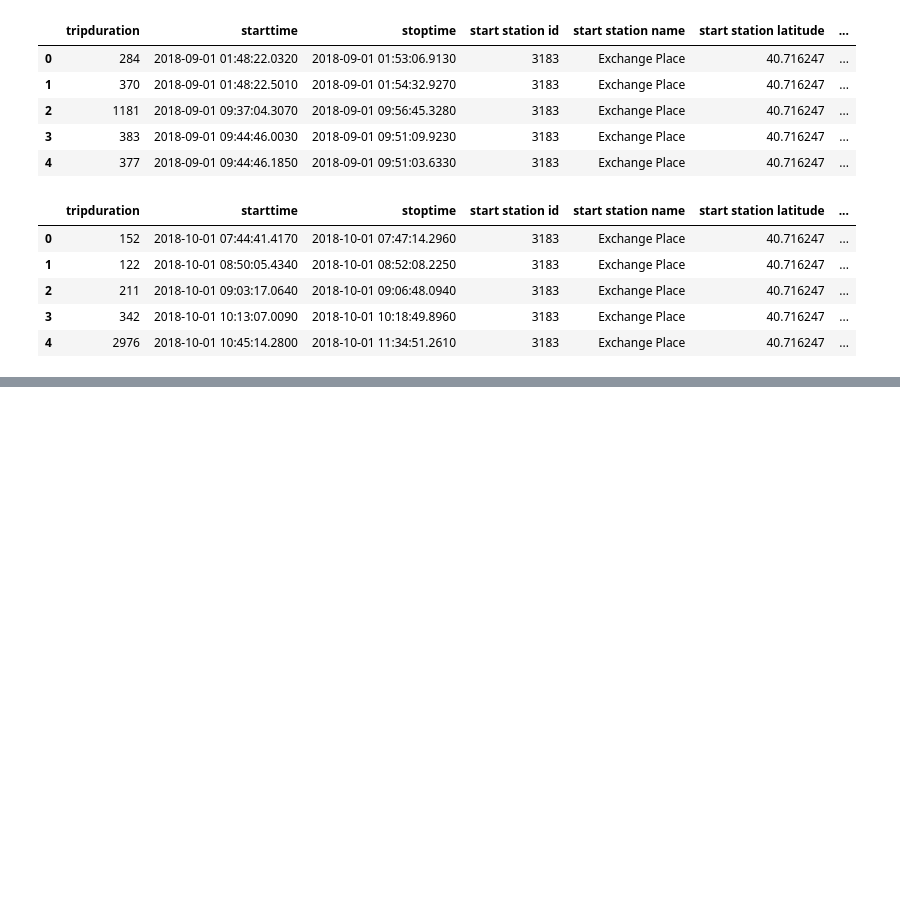
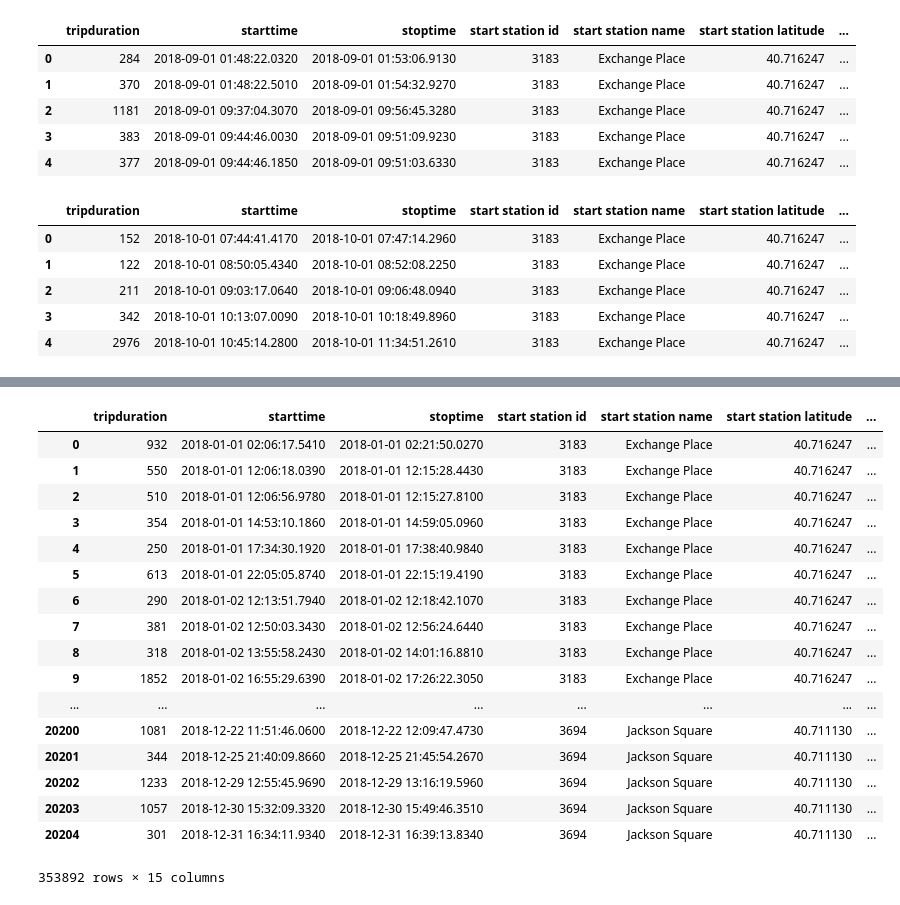
Before and after one commit to whitneycollins/Tableau_CitiBike, a Jupyter notebook: 2018_CitiBike.ipynb .ipynb, the cells around one changed output, grey strips where cells are left out. Cells and saved outputs as stored; diff of their text form; code cells hidden in the pictures; blank space fills up the shorter version.

Commit message:
combined 2018 data csv

```diff
--- a/2018_CitiBike.ipynb .ipynb
+++ b/2018_CitiBike.ipynb .ipynb
@@ -101,5 +101,5 @@ df10.head()
 | 3 | 342 | 2018-10-01 10:13:07.0090 | 2018-10-01 10:18:49.8960 | 3183 | Exchange Place | 40.716247 | ... |
 | 4 | 2976 | 2018-10-01 10:45:14.2800 | 2018-10-01 11:34:51.2610 | 3183 | Exchange Place | 40.716247 | ... |
 # %%
-df11 = pd.read_csv('data/JC-201801-citibike-tripdata.csv')
+df11 = pd.read_csv('data/JC-201811-citibike-tripdata.csv')
 df11.head()
@@ -105,0 +113,3 @@ df11.head()
+# %%
+df12 = pd.read_csv('data/JC-201812-citibike-tripdata.csv')
+df12.head()
@@ -105,0 +123,23 @@ df11.head()
+# %%
+
+citibike_2018 = pd.concat([df1, df2, df3, df4, df5, df6, df7, df8, df9, df10, df11, df12])
+citibike_2018
+# %% [output]
+|  | tripduration | starttime | stoptime | start station id | start station name | start station latitude | ... |
+| 0 | 932 | 2018-01-01 02:06:17.5410 | 2018-01-01 02:21:50.0270 | 3183 | Exchange Place | 40.716247 | ... |
+| 1 | 550 | 2018-01-01 12:06:18.0390 | 2018-01-01 12:15:28.4430 | 3183 | Exchange Place | 40.716247 | ... |
+| 2 | 510 | 2018-01-01 12:06:56.9780 | 2018-01-01 12:15:27.8100 | 3183 | Exchange Place | 40.716247 | ... |
+| 3 | 354 | 2018-01-01 14:53:10.1860 | 2018-01-01 14:59:05.0960 | 3183 | Exchange Place | 40.716247 | ... |
+| 4 | 250 | 2018-01-01 17:34:30.1920 | 2018-01-01 17:38:40.9840 | 3183 | Exchange Place | 40.716247 | ... |
+| 5 | 613 | 2018-01-01 22:05:05.8740 | 2018-01-01 22:15:19.4190 | 3183 | Exchange Place | 40.716247 | ... |
+| 6 | 290 | 2018-01-02 12:13:51.7940 | 2018-01-02 12:18:42.1070 | 3183 | Exchange Place | 40.716247 | ... |
+| 7 | 381 | 2018-01-02 12:50:03.3430 | 2018-01-02 12:56:24.6440 | 3183 | Exchange Place | 40.716247 | ... |
+| 8 | 318 | 2018-01-02 13:55:58.2430 | 2018-01-02 14:01:16.8810 | 3183 | Exchange Place | 40.716247 | ... |
+| 9 | 1852 | 2018-01-02 16:55:29.6390 | 2018-01-02 17:26:22.3050 | 3183 | Exchange Place | 40.716247 | ... |
+| ... | ... | ... | ... | ... | ... | ... | ... |
+| 20200 | 1081 | 2018-12-22 11:51:46.0600 | 2018-12-22 12:09:47.4730 | 3694 | Jackson Square | 40.711130 | ... |
+| 20201 | 344 | 2018-12-25 21:40:09.8660 | 2018-12-25 21:45:54.2670 | 3694 | Jackson Square | 40.711130 | ... |
+| 20202 | 1233 | 2018-12-29 12:55:45.9690 | 2018-12-29 13:16:19.5960 | 3694 | Jackson Square | 40.711130 | ... |
+| 20203 | 1057 | 2018-12-30 15:32:09.3320 | 2018-12-30 15:49:46.3510 | 3694 | Jackson Square | 40.711130 | ... |
+| 20204 | 301 | 2018-12-31 16:34:11.9340 | 2018-12-31 16:39:13.8340 | 3694 | Jackson Square | 40.711130 | ... |
+353892 rows × 15 columns
```
Also changed, not shown: parts of 4 cells of this notebook, 1 other file.
